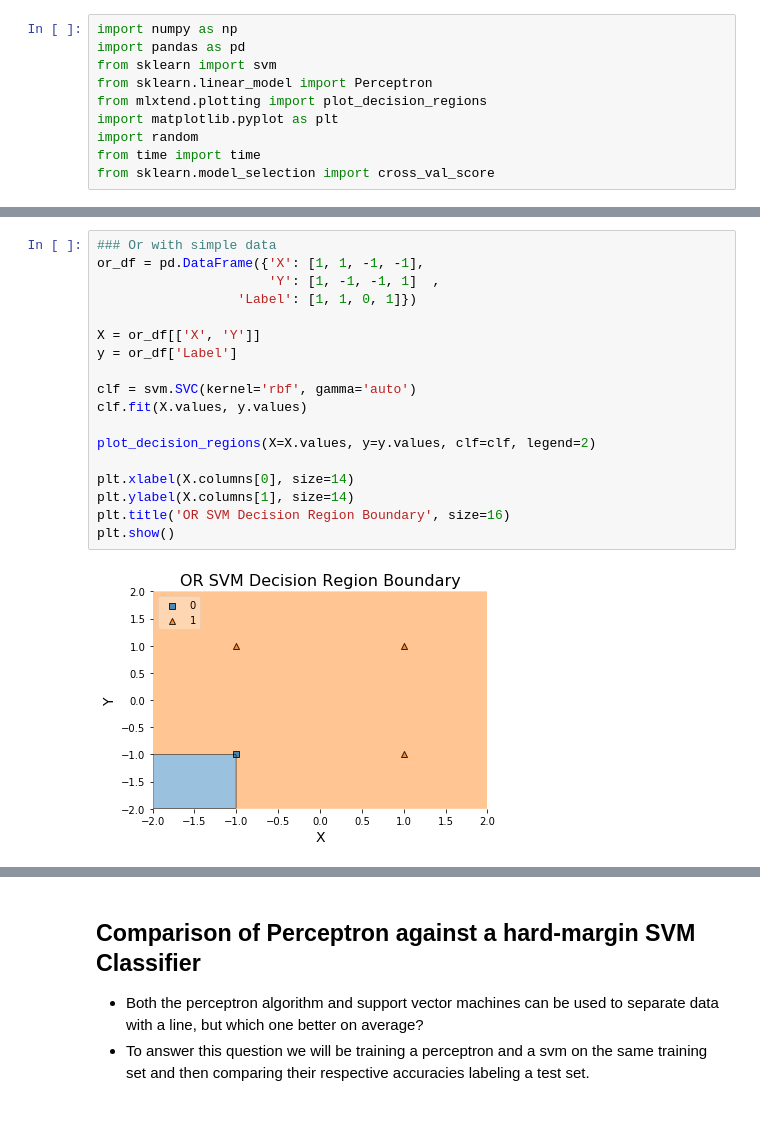
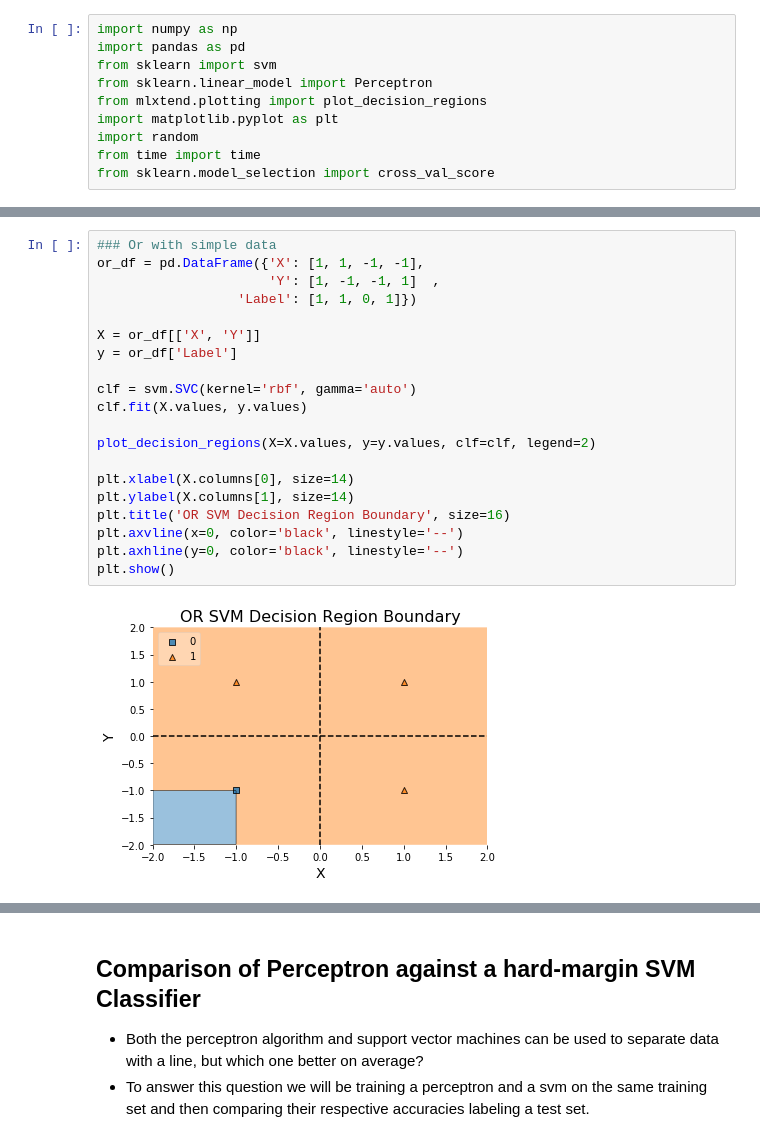
Before and after one commit to akkamin/ics435-svm, a Jupyter notebook: SVM_Combined.ipynb, the cells around one changed output, grey strips where cells are left out. Cells and saved outputs as stored; diff of their text form.

```diff
--- a/SVM_Combined.ipynb
+++ b/SVM_Combined.ipynb
@@ -69,23 +72,25 @@ accuracy: 98.0%
 # %%
 ### Or with simple data
 or_df = pd.DataFrame({'X': [1, 1, -1, -1],
                       'Y': [1, -1, -1, 1]  ,
                   'Label': [1, 1, 0, 1]})
 
 X = or_df[['X', 'Y']]
 y = or_df['Label']
 
 clf = svm.SVC(kernel='rbf', gamma='auto')
 clf.fit(X.values, y.values)
 
 plot_decision_regions(X=X.values, y=y.values, clf=clf, legend=2)
 
 plt.xlabel(X.columns[0], size=14)
 plt.ylabel(X.columns[1], size=14)
 plt.title('OR SVM Decision Region Boundary', size=16)
+plt.axvline(x=0, color='black', linestyle='--')
+plt.axhline(y=0, color='black', linestyle='--')
 plt.show()
 # %% [output]
-[figure, old version]
+[figure, new version]
 # %%
 ### Or with random data
 def or_label(df):
```
Also changed, not shown: parts of 18 cells of this notebook.
